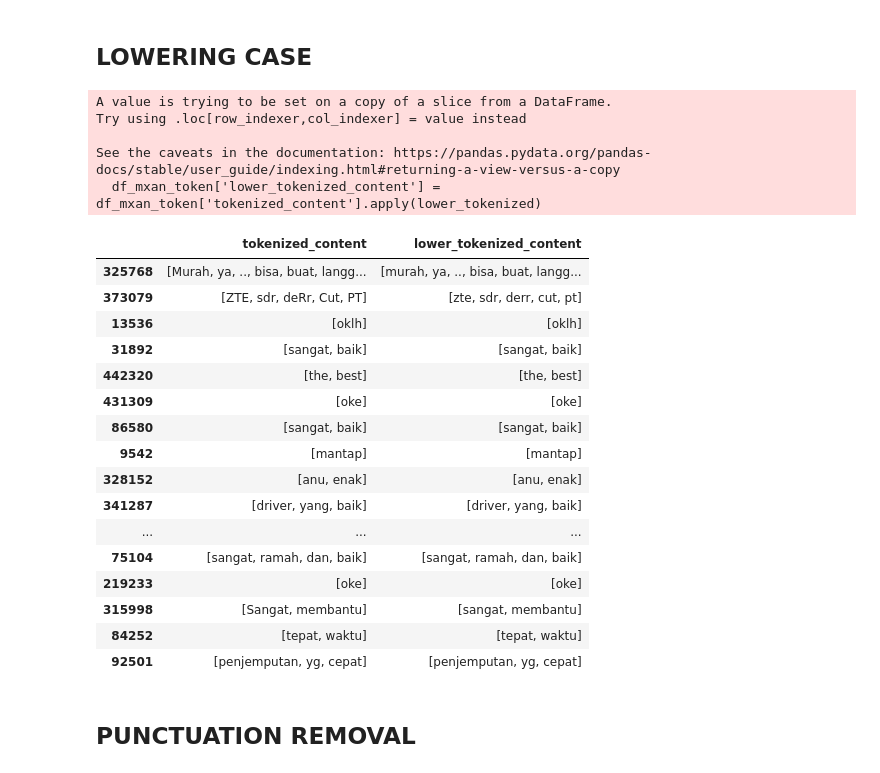
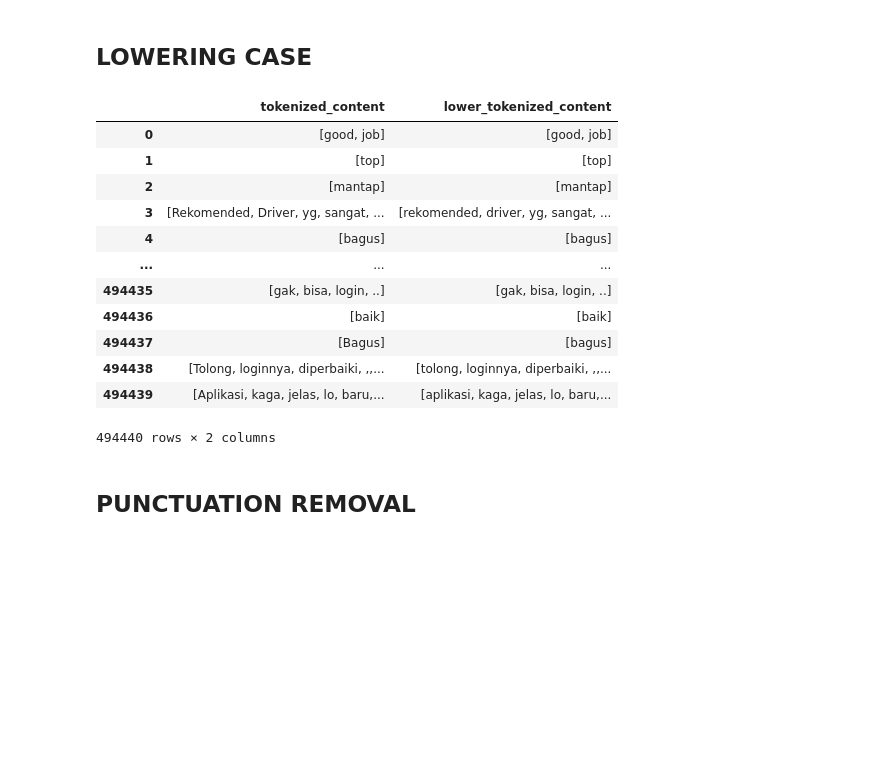
Before and after one commit to Edyosafats/PBA_Tugas-1A_5026221091, a Jupyter notebook: Tugas_1A_Maxim_5026221091.ipynb, the cells around one changed output. Drawn from its saved outputs; the diff is of its cells as text; code cells hidden in the pictures; blank space fills up the shorter version.

```diff
--- a/Tugas_1A_Maxim_5026221091.ipynb
+++ b/Tugas_1A_Maxim_5026221091.ipynb
@@ -170,33 +170,24 @@ df_mxan_token.to_csv("MaximReview_Token.csv", index=False)
 # %%
 def lower_tokenized(tokens):
     return [token.lower() for token in tokens]
 
-df_mxan_token['lower_tokenized_content'] = df_mxan_token['tokenized_content'].apply(lower_tokenized)
-df_mxan_lower = df_mxan_token[['tokenized_content', 'lower_tokenized_content']]
+df_mxan['lower_tokenized_content'] = df_mxan['tokenized_content'].apply(lower_tokenized)
+df_mxan_lower = df_mxan[['tokenized_content', 'lower_tokenized_content']]
 df_mxan_lower
 # %% [output]
+|  | tokenized_content | lower_tokenized_content |
+| 0 | [good, job] | [good, job] |
+| 1 | [top] | [top] |
+| 2 | [mantap] | [mantap] |
+| 3 | [Rekomended, Driver, yg, sangat, ... | [rekomended, driver, yg, sangat, ... |
+| 4 | [bagus] | [bagus] |
+| ... | ... | ... |
+| 494435 | [gak, bisa, login, ..] | [gak, bisa, login, ..] |
+| 494436 | [baik] | [baik] |
+| 494437 | [Bagus] | [bagus] |
+| 494438 | [Tolong, loginnya, diperbaiki, ,,... | [tolong, loginnya, diperbaiki, ,,... |
+| 494439 | [Aplikasi, kaga, jelas, lo, baru,... | [aplikasi, kaga, jelas, lo, baru,... |
-A value is trying to be set on a copy of a slice from a DataFrame.
-Try using .loc[row_indexer,col_indexer] = value instead
-
-See the caveats in the documentation: https://pandas.pydata.org/pandas-docs/stable/user_guide/indexing.html#returning-a-view-versus-a-copy
-  df_mxan_token['lower_tokenized_content'] = df_mxan_token['tokenized_content'].apply(lower_tokenized)
+494440 rows × 2 columns
-|  | tokenized_content | lower_tokenized_content |
-| 325768 | [Murah, ya, .., bisa, buat, langg... | [murah, ya, .., bisa, buat, langg... |
-| 373079 | [ZTE, sdr, deRr, Cut, PT] | [zte, sdr, derr, cut, pt] |
-| 13536 | [oklh] | [oklh] |
-| 31892 | [sangat, baik] | [sangat, baik] |
-| 442320 | [the, best] | [the, best] |
-| 431309 | [oke] | [oke] |
-| 86580 | [sangat, baik] | [sangat, baik] |
-| 9542 | [mantap] | [mantap] |
-| 328152 | [anu, enak] | [anu, enak] |
-| 341287 | [driver, yang, baik] | [driver, yang, baik] |
-| ... | ... | ... |
-| 75104 | [sangat, ramah, dan, baik] | [sangat, ramah, dan, baik] |
-| 219233 | [oke] | [oke] |
-| 315998 | [Sangat, membantu] | [sangat, membantu] |
-| 84252 | [tepat, waktu] | [tepat, waktu] |
-| 92501 | [penjemputan, yg, cepat] | [penjemputan, yg, cepat] |
 # %%
 #Save Dataframe into CSV
 df_mxan_lower.to_csv("MaximReview_Lowercase.csv", index=False)
```
Also changed, not shown: parts of 44 cells of this notebook.
